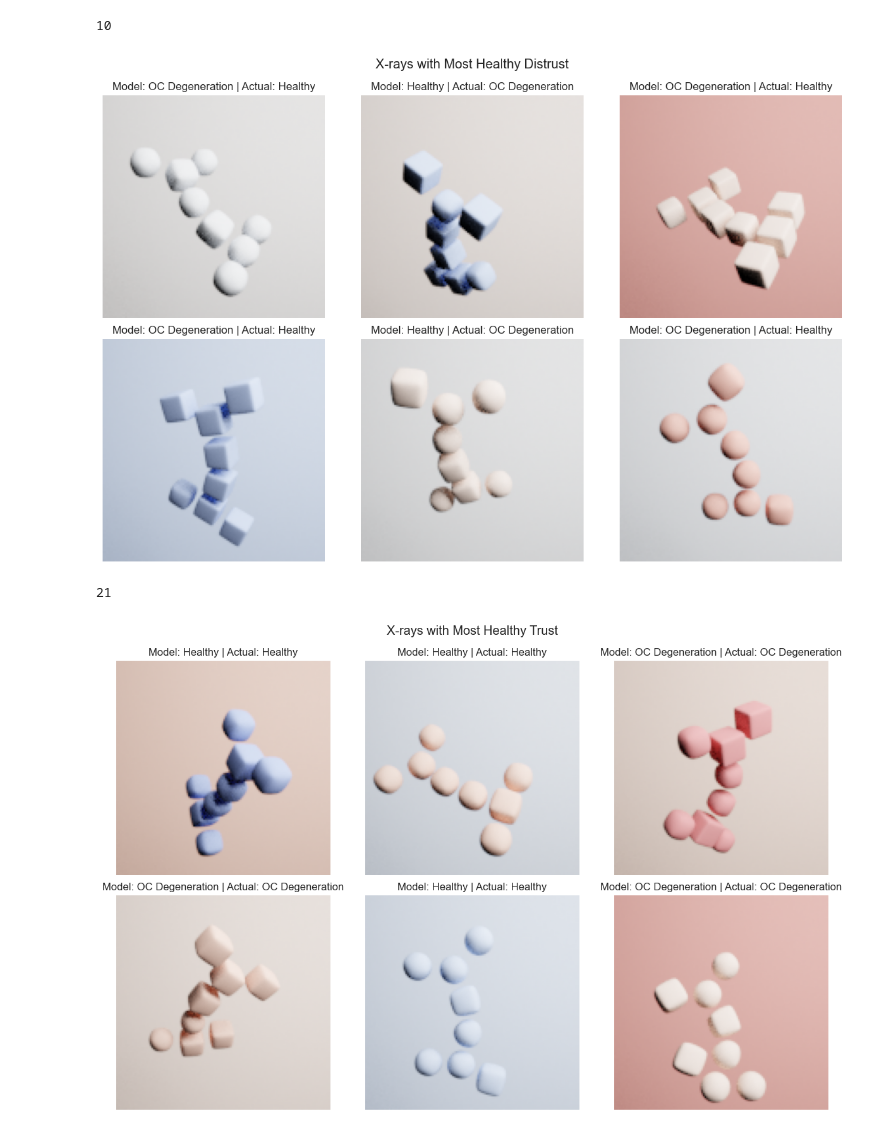
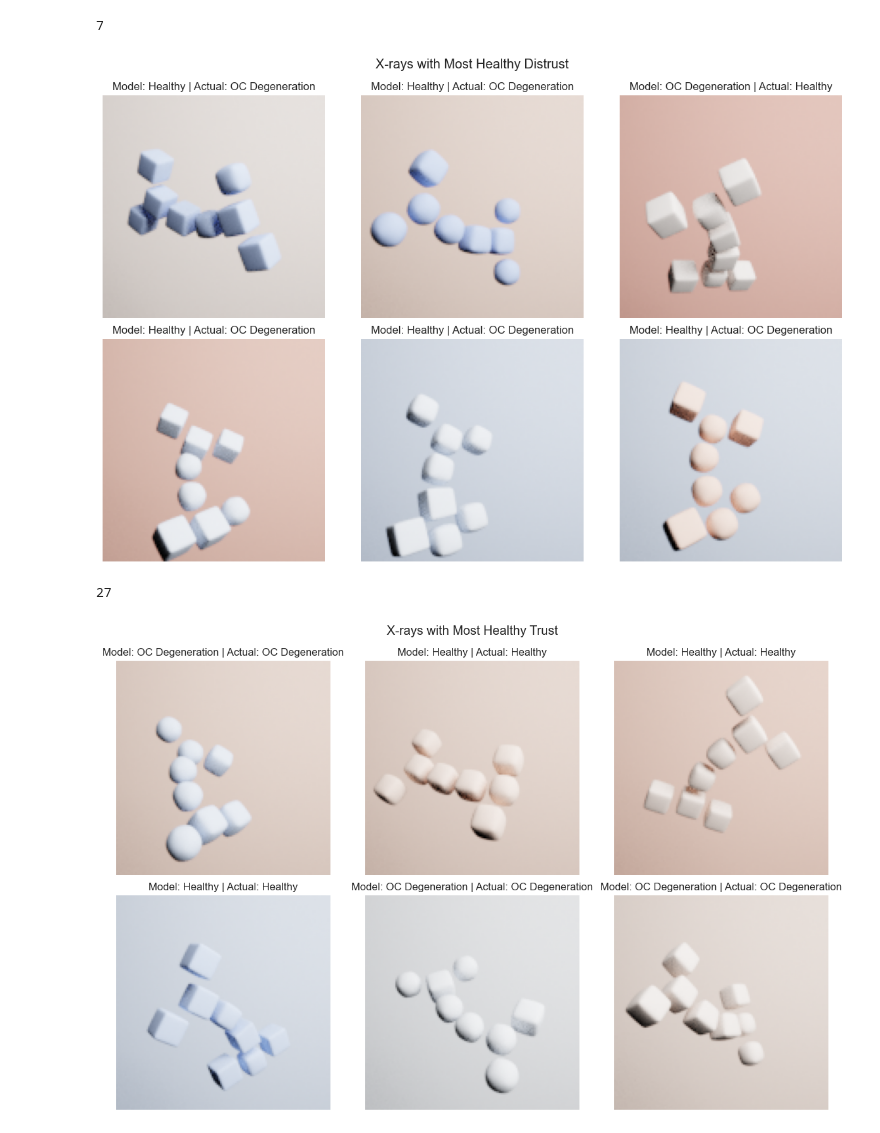
Before and after one commit to davidsjohnson/evalxai_studies, a Jupyter notebook: notebooks/results_full.ipynb, the cells around one changed output. Cells and saved outputs as stored; diff of their text form; code cells hidden in the pictures.

```diff
--- a/notebooks/results_full.ipynb
+++ b/notebooks/results_full.ipynb
@@ -345,7 +377,7 @@ fig, axes = plt.subplots(2, 3, figsize=(12, 8))
 for ax, (id, img) in zip(axes.flatten(), ur_imgs.items()):
     ax.imshow(img)
     # user = df_xai_samples[df_xai_samples['id'] == id]['select']
-    model = CLASSES[df_xai_samples.loc[df_xai_samples['id'] == id, 'nobias_pred'].values[0]]
+    model = CLASSES[df_xai_samples.loc[df_xai_samples['id'] == id, 'pred'].values[0]]
     actual = CLASSES[df_xai_samples.loc[df_xai_samples['id'] == id, 'ill'].values[0]]
     ax.set_title(f'Model: {model} | Actual: {actual}')
     ax.axis('off')
@@ -357,16 +389,16 @@ plt.tight_layout()
 # %%
-most_hd_images = df_hd[df_hd['count'] > 2]
+most_hd_images = df_hd[df_hd['count'] > 0]
 hd_imgs = {s.id: get_image(s.id) for _, s in most_hd_images.iterrows()}
 len(hd_imgs)
 # %% [output]
-10
+7
 # %%
 fig, axes = plt.subplots(2, 3, figsize=(12, 8))
 
 for ax, (id, img) in zip(axes.flatten(), hd_imgs.items()):
     ax.imshow(img)
     # user = df_xai_samples[df_xai_samples['id'] == id]['select']
-    model = CLASSES[df_xai_samples.loc[df_xai_samples['id'] == id, 'nobias_pred'].values[0]]
+    model = CLASSES[df_xai_samples.loc[df_xai_samples['id'] == id, 'pred'].values[0]]
     actual = CLASSES[df_xai_samples.loc[df_xai_samples['id'] == id, 'ill'].values[0]]
     ax.set_title(f'Model: {model} | Actual: {actual}')
     ax.axis('off')
@@ -374,28 +406,28 @@ axes.flatten()[-1].axis('off')
 plt.suptitle('X-rays with Most Healthy Distrust')
 plt.tight_layout()
 # %% [output]
-[figure, old version]
+[figure, new version]
 # %%
-most_ht_images = df_ht[df_ht['count'] > 5]
+most_ht_images = df_ht[df_ht['count'] > 0]
 ht_imgs = {s.id: get_image(s.id) for _, s in most_ht_images.iterrows()}
 len(ht_imgs)
 # %% [output]
-21
+27
 # %%
 fig, axes = plt.subplots(2, 3, figsize=(12, 8))
 
 for ax, (id, img) in zip(axes.flatten(), ht_imgs.items()):
     ax.imshow(img)
     # user = df_xai_samples[df_xai_samples['id'] == id]['select']
-    model = CLASSES[df_xai_samples.loc[df_xai_samples['id'] == id, 'nobias_pred'].values[0]]
+    model = CLASSES[df_xai_samples.loc[df_xai_samples['id'] == id, 'pred'].values[0]]
     actual = CLASSES[df_xai_samples.loc[df_xai_samples['id'] == id, 'ill'].values[0]]
     ax.set_title(f'Model: {model} | Actual: {actual}')
     ax.axis('off')
 axes.flatten()[-1].axis('off')
 plt.suptitle('X-rays with Most Healthy Trust')
 plt.tight_layout()
 # %% [output]
-[figure, old version]
+[figure, new version]
 # %%
 from sklearn.metrics import confusion_matrix, ConfusionMatrixDisplay
 # %%
```
Also changed, not shown: parts of 33 cells of this notebook, 4 other files.
